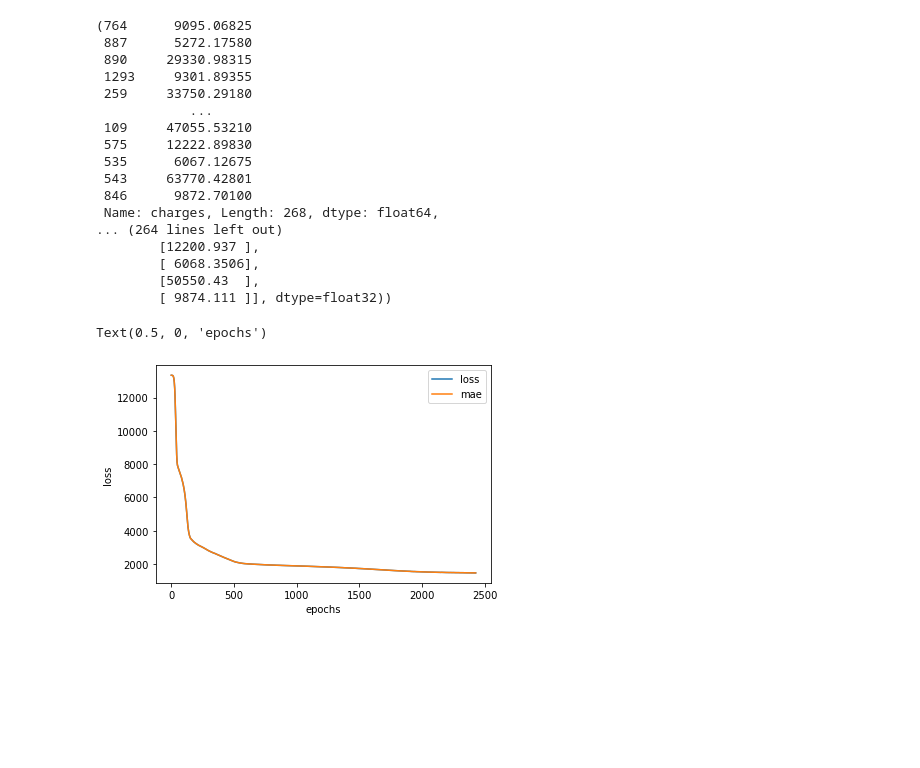
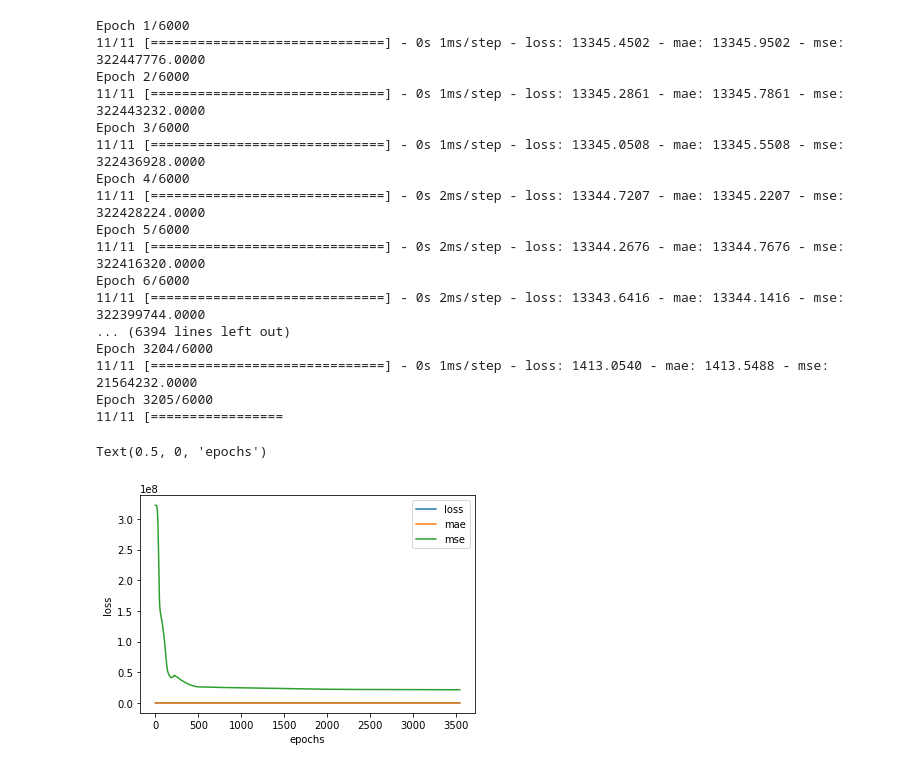
Before and after one commit to hewmatt10/Medical_Insurance_Prediction_Model, a Jupyter notebook: medical_insurance_prediction_model.ipynb, the cells around one changed output. Saved outputs shown, nothing was run; the diff lists cells and outputs as text; code cells hidden in the pictures; blank space fills up the shorter version.

```diff
--- a/medical_insurance_prediction_model.ipynb
+++ b/medical_insurance_prediction_model.ipynb
@@ -66,30 +70,43 @@ insurance_model_1.evaluate(X_test_normal, y_test)
-# %%
-y_pred_1 = insurance_model_1.predict(X_test_normal)
-
-y_test, y_pred_1
-# %% [output]
-(764      9095.06825
- 887      5272.17580
- 890     29330.98315
- 1293     9301.89355
- 259     33750.29180
-            ...
- 109     47055.53210
- 575     12222.89830
- 535      6067.12675
- 543     63770.42801
- 846      9872.70100
- Name: charges, Length: 268, dtype: float64,
-... (264 lines left out)
-        [12200.937 ],
-        [ 6068.3506],
-        [50550.43  ],
-        [ 9874.111 ]], dtype=float32))
-# %%
-pd.DataFrame(history.history).plot()
-
-plt.ylabel("loss")
-plt.xlabel("epochs")
-# %% [output]
-Text(0.5, 0, 'epochs')
-[figure, removed]
+# %%
+tf.random.set_seed(42)
+
+insurance_model_2 = tf.keras.Sequential([
+    tf.keras.layers.Dense(50, activation='relu'),
+    tf.keras.layers.Dense(20, activation='relu'),
+    tf.keras.layers.Dense(10, activation='relu'),
+    tf.keras.layers.Dense(10, activation='relu'),
+    tf.keras.layers.Dense(1)
+])
+
+insurance_model_2.compile(loss=tf.keras.losses.Huber(),
+                          optimizer=tf.keras.optimizers.Adam(lr=0.0005),
+                          metrics=["mae", "mse"])
+early_stop = tf.keras.callbacks.EarlyStopping(monitor='loss', mode= 'min', patience=30)
+history = insurance_model_2.fit(X_train_normal, y_train, epochs=6000, batch_size=100 , callbacks=[early_stop])
+
+insurance_model_2.evaluate(X_test_normal, y_test)
+
+pd.DataFrame(history.history).plot()
+
+plt.ylabel("loss")
+plt.xlabel("epochs")
+# %% [output]
+Epoch 1/6000
+11/11 [==============================] - 0s 1ms/step - loss: 13345.4502 - mae: 13345.9502 - mse: 322447776.0000
+Epoch 2/6000
+11/11 [==============================] - 0s 1ms/step - loss: 13345.2861 - mae: 13345.7861 - mse: 322443232.0000
+Epoch 3/6000
+11/11 [==============================] - 0s 1ms/step - loss: 13345.0508 - mae: 13345.5508 - mse: 322436928.0000
+Epoch 4/6000
+11/11 [==============================] - 0s 2ms/step - loss: 13344.7207 - mae: 13345.2207 - mse: 322428224.0000
+Epoch 5/6000
+11/11 [==============================] - 0s 2ms/step - loss: 13344.2676 - mae: 13344.7676 - mse: 322416320.0000
+Epoch 6/6000
+11/11 [==============================] - 0s 2ms/step - loss: 13343.6416 - mae: 13344.1416 - mse: 322399744.0000
+... (6394 lines left out)
+Epoch 3204/6000
+11/11 [==============================] - 0s 1ms/step - loss: 1413.0540 - mae: 1413.5488 - mse: 21564232.0000
+Epoch 3205/6000
+11/11 [=================
+Text(0.5, 0, 'epochs')
+[figure, added]
```
Also changed, not shown: parts of 2 cells of this notebook.
